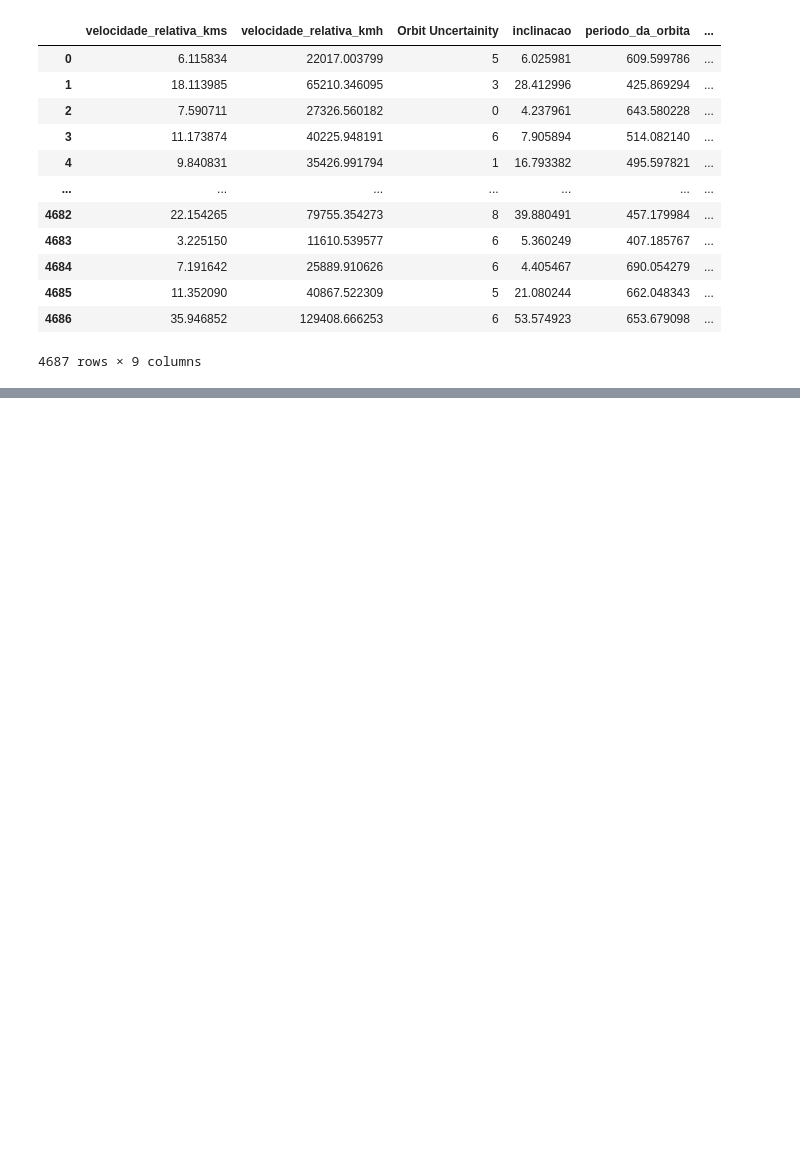
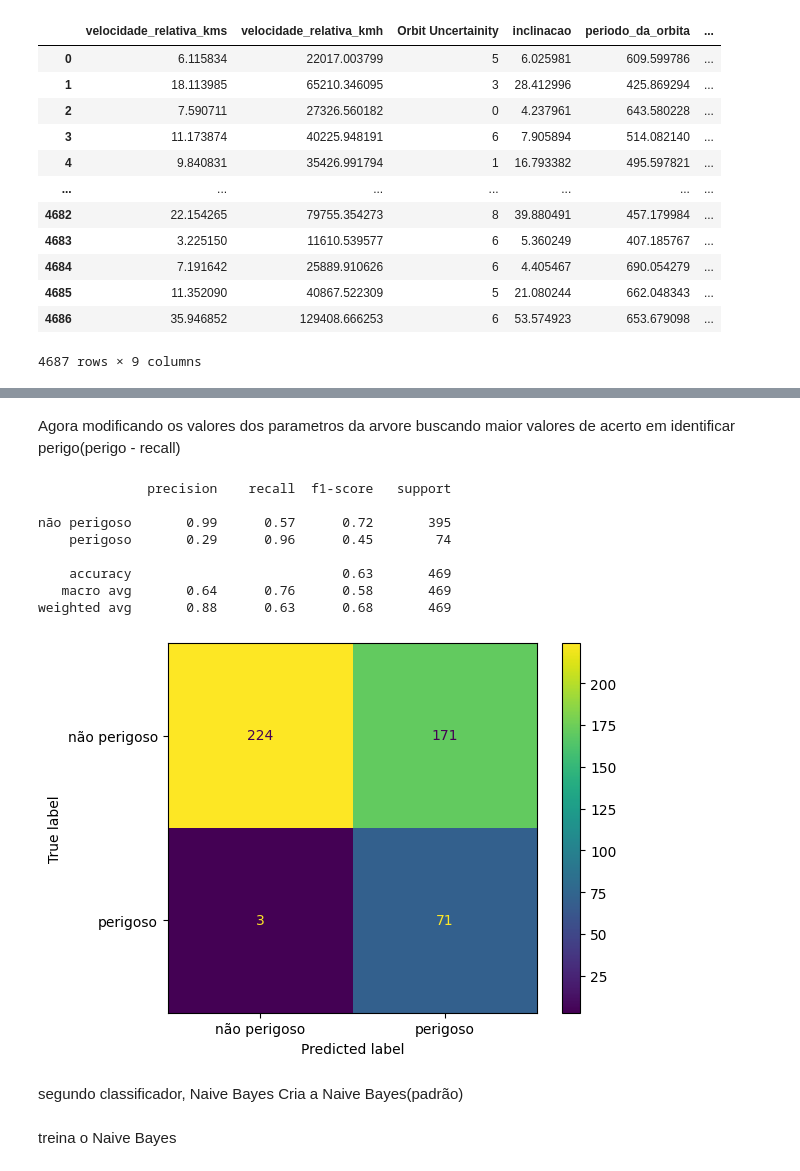
Before and after one commit to gabrielmaiaaa/IA-Inteligencia-Asteroide, a Jupyter notebook: Codigos/IA.ipynb, the cells around one changed output, grey strips where cells are left out. Drawn from its saved outputs; the diff is of its cells as text; code cells hidden in the pictures; blank space fills up the shorter version.

```diff
--- a/Codigos/IA.ipynb
+++ b/Codigos/IA.ipynb
@@ -19,0 +150,46 @@ df
+# %% [markdown]
+Agora modificando os valores dos parametros da arvore buscando maior valores de acerto em identificar perigo(perigo - recall)
+# %%
+clf = tree.DecisionTreeClassifier(
+        ccp_alpha= 0.01,
+        criterion= 'entropy',
+        max_depth= None,
+        max_features= None,
+        max_leaf_nodes= None,
+        min_impurity_decrease= 0.0,
+        min_samples_leaf= 1,
+        min_samples_split= 2,
+        min_weight_fraction_leaf= 0.0,
+        splitter= 'best',
+        random_state=42,
+        class_weight='balanced'
+)
+
+#treina a arvore
+clf.fit(x_train,y_train)
+
+#faz o predict das amostras que a gente deixou como teste
+y_pred = clf.predict(x_test)
+
+#faz o relatório de métricas
+target_names = ['não perigoso', 'perigoso']
+print(classification_report(y_test, y_pred, target_names=target_names))
+
+#faz a matriz de confusão
+cm = confusion_matrix(y_test, y_pred, labels=clf.classes_)
+disp = ConfusionMatrixDisplay(confusion_matrix=cm,display_labels=['não perigoso', 'perigoso'])
+disp.plot()
+plt.show()
+# %% [output]
+              precision    recall  f1-score   support
+
+não perigoso       0.99      0.57      0.72       395
+    perigoso       0.29      0.96      0.45        74
+
+    accuracy                           0.63       469
+   macro avg       0.64      0.76      0.58       469
+weighted avg       0.88      0.63      0.68       469
+[figure, added]
+# %% [markdown]
+segundo classificador, Naive Bayes
+Cria a Naive Bayes(padrão)
@@ -19,0 +198,2 @@ df
+# %% [markdown]
+treina o Naive Bayes
```
Also changed, not shown: parts of 25 cells of this notebook, 1 other file.
